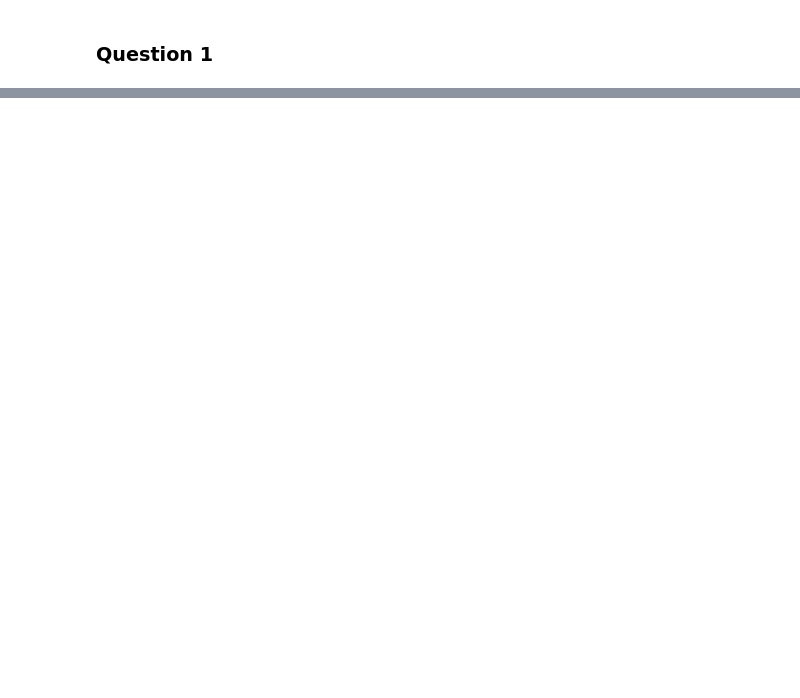
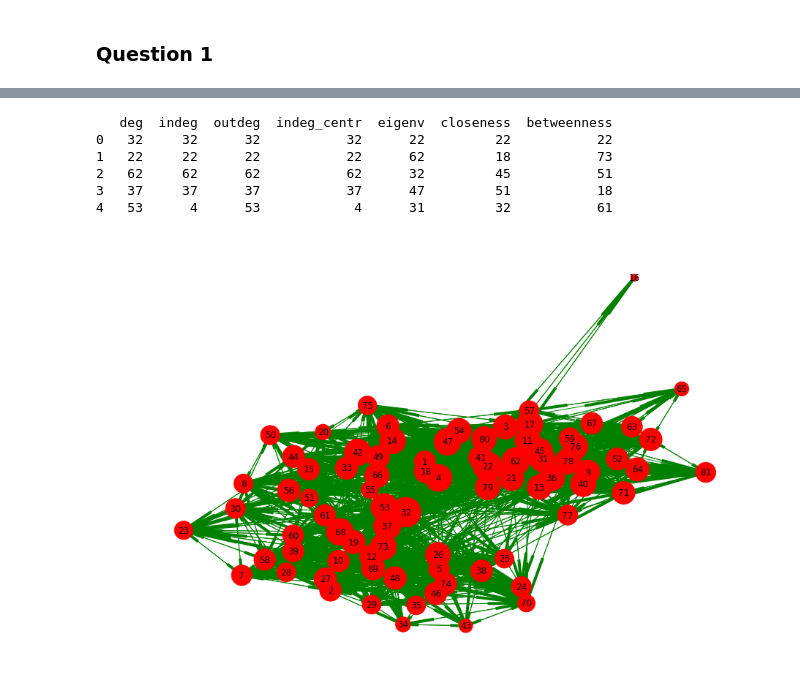
Before and after one commit to RejpalMatharu/BS1805-Grp1, a Jupyter notebook: HW2_1.ipynb, the cells around one changed output, grey strips where cells are left out. Drawn from its saved outputs; the diff is of its cells as text; code cells hidden in the pictures; blank space fills up the shorter version.

```diff
--- a/HW2_1.ipynb
+++ b/HW2_1.ipynb
@@ -117,0 +23,8 @@ To sum up, based on the aboved analysis we can conclude that the most popular an
+# %%
+dfInteractions = pd.ExcelFile('HW2_who_talks_to_whom.xlsx')
+dfSent = dfInteractions.parse(dfInteractions.sheet_names[0]).fillna(0).replace(['-'], [0]).drop('Nodes', 1)
+dfReceived = dfInteractions.parse(dfInteractions.sheet_names[1]).fillna(0).replace(['-'], [0]).drop('Nodes', 1)
+dfSent.index = dfSent.columns
+dfReceived.index = dfReceived.columns
+
+dfAverage = (dfReceived.transpose().add(dfSent, fill_value=0))/2
@@ -117,0 +45,37 @@ To sum up, based on the aboved analysis we can conclude that the most popular an
+# %%
+#Creating a DataFrame of numerous centrality measures for each individual
+centralitydfAvg = pd.DataFrame(index = list(range(1,82)))
+centralitydfAvg['deg'] = (dict(G.degree(weight=None))).values()
+centralitydfAvg['indeg'] = (dict(G.in_degree(weight=None))).values()
+centralitydfAvg['outdeg'] = (dict(G.out_degree(weight = None))).values()
+centralitydfAvg['indeg_centr']=(nx.in_degree_centrality(G)).values()
+centralitydfAvg['eigenv']=(nx.eigenvector_centrality(G, max_iter=500)).values() #represents importance based on nodes pointing TO this node
+centralitydfAvg['closeness'] = (nx.closeness_centrality(G.reverse(), distance = 'distance')).values() #represents closeness TO this node
+centralitydfAvg['betweenness'] = (nx.betweenness_centrality(G, normalized = False, weight = 'distance')).values()
+
+#Finding leaders in each type of centrality
+leaders = pd.DataFrame(columns = centralitydfAvg.columns)
+for col in leaders:
+    leaders[col] = centralitydfAvg[col].nlargest(5).index
+print(leaders)
+
+# for clustering coeff we need to create undirected graph
+GUnd = nx.Graph(a)
+clstringCoeff = nx.clustering(GUnd, weight='weight')
+sortedClstringCoeff = sorted(clstringCoeff.items(), key=operator.itemgetter(1))
+
+%matplotlib inline
+plt.figure(figsize=(12, 8))
+nodesDegree = dict(nx.degree(G))
+nodelist = nodesDegree.keys()
+nodeSize = [v * 15 for v in nodesDegree.values()]
+G = nx.convert_node_labels_to_integers(G, first_label=1) # changes labeling of nodes from 1-81 instead 0-80
+nx.draw(G, with_labels=True, node_size = nodeSize, node_color='red', edge_color='green')
+# %% [output]
+   deg  indeg  outdeg  indeg_centr  eigenv  closeness  betweenness
+0   32     32      32           32      22         22           22
+1   22     22      22           22      62         18           73
+2   62     62      62           62      32         45           51
+3   37     37      37           37      47         51           18
+4   53      4      53            4      31         32           61
+[figure, added]
```
Also changed, not shown: parts of 23 cells of this notebook.
